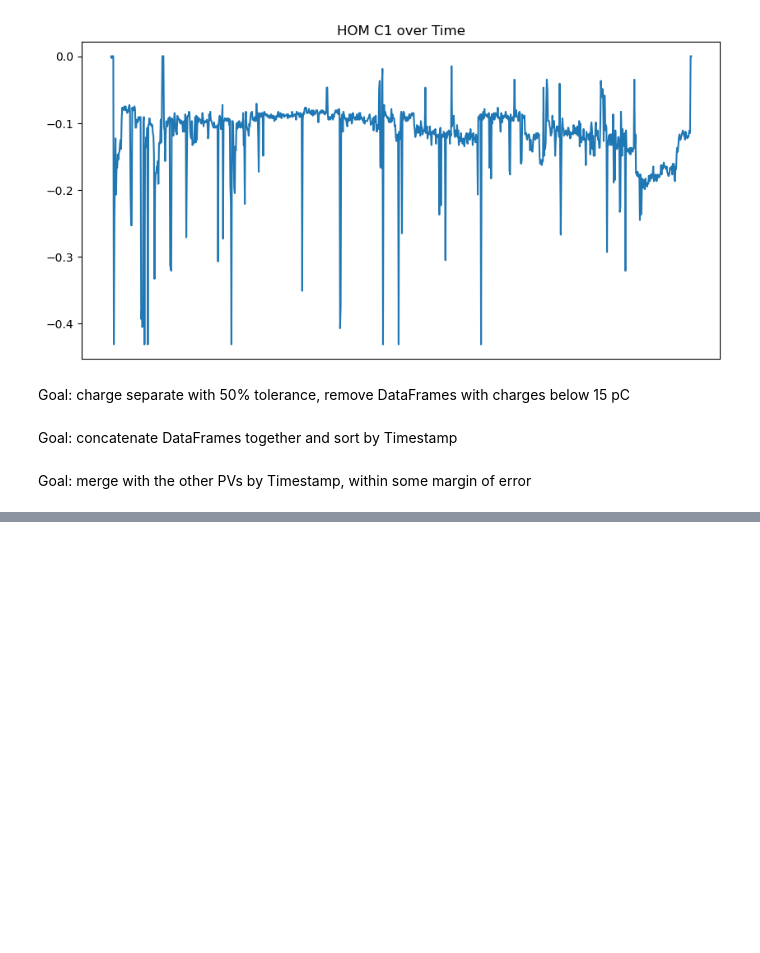
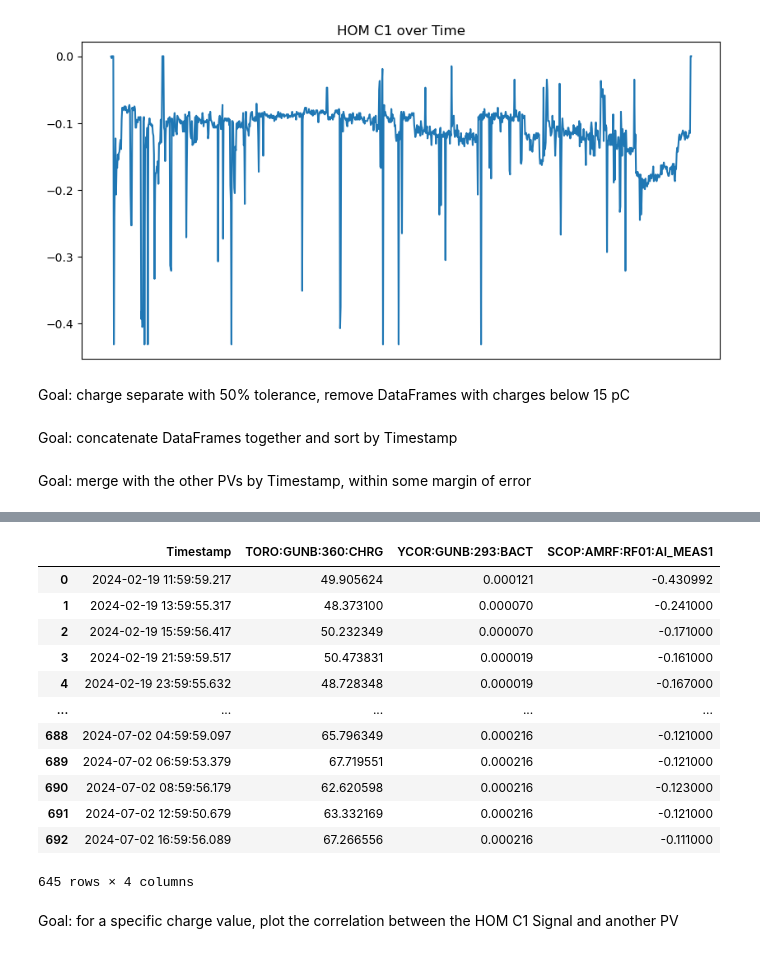
Before and after one commit to jpgtordilla/hombom24, a Jupyter notebook: archive-analysis/lcls-tools-plots/charge_separated_plots/develop_epics_archiver_filter.ipynb, the cells around one changed output, grey strips where cells are left out. Cells and saved outputs as stored; diff of their text form; code cells hidden in the pictures; blank space fills up the shorter version.

Commit message:
finished prototyped methods for correlation plotter and working on visualizations

```diff
--- a/archive-analysis/lcls-tools-plots/charge_separated_plots/develop_epics_archiver_filter.ipynb
+++ b/archive-analysis/lcls-tools-plots/charge_separated_plots/develop_epics_archiver_filter.ipynb
@@ -121,16 +86,40 @@ print(merged_df)
 # %%
-# TODO: fill in method
-def merge_with_margin_on_timestamp(df_1: pd.DataFrame, df_2: pd.DataFrame, time_margin_hours: float):
+def merge_with_margin_on_timestamp(df_1: pd.DataFrame, df_2: pd.DataFrame, time_margin_seconds: float):
     """Merges two DataFrames on similar timestamps, where timestamps differ by less than the time specified by the time_margin parameter.
 
     :param df_1: First DataFrame with a Timestamp column.
     :param df_2: Second DataFrame with a Timestamp column.
-    :param time_margin_hours: The time margin between two timestamps as given in hours, useful for defining the propagated error for a correlation.
+    :param time_margin_seconds: The time margin between two timestamps as given in seconds, useful for defining the propagated error for a correlation.
     """
 
     # Must convert the values in the Timestamp column to datetime objects
+    df_1["Timestamp"] = pd.to_datetime(df_1["Timestamp"])
+    df_2["Timestamp"] = pd.to_datetime(df_2["Timestamp"])
 
     # Use the pandas method merge_asof to merge the DataFrames within a tolerance value (pandas.pydata.org/docs/reference/api/pandas.merge_asof.html)
+    df_merged = pd.merge_asof(df_1, df_2, on="Timestamp", direction="nearest", tolerance=pd.Timedelta(f"{time_margin_seconds}s"))
 
-    # Convert values in the Timestamp column back to String objects and return
-    pass
+    # Convert values in the Timestamp column back to String objects, remove NaN rows, and return
+    timestamp_list = df_merged["Timestamp"].to_list()
+    df_merged["Timestamp"] = timestamp_list
+    return df_merged.dropna(how="any")
+
+df_charge_ycor = merge_with_margin_on_timestamp(df_sorted_full_charge_filtered, df_ycor, time_margin_seconds=10)
+df_correl = merge_with_margin_on_timestamp(df_charge_ycor, df_homc1, time_margin_seconds=10)
+df_correl
+# %% [output]
+|  | Timestamp | TORO:GUNB:360:CHRG | YCOR:GUNB:293:BACT | SCOP:AMRF:RF01:AI_MEAS1 |
+| 0 | 2024-02-19 11:59:59.217 | 49.905624 | 0.000121 | -0.430992 |
+| 1 | 2024-02-19 13:59:55.317 | 48.373100 | 0.000070 | -0.241000 |
+| 2 | 2024-02-19 15:59:56.417 | 50.232349 | 0.000070 | -0.171000 |
+| 3 | 2024-02-19 21:59:59.517 | 50.473831 | 0.000019 | -0.161000 |
+| 4 | 2024-02-19 23:59:55.632 | 48.728348 | 0.000019 | -0.167000 |
+| ... | ... | ... | ... | ... |
+| 688 | 2024-07-02 04:59:59.097 | 65.796349 | 0.000216 | -0.121000 |
+| 689 | 2024-07-02 06:59:53.379 | 67.719551 | 0.000216 | -0.121000 |
+| 690 | 2024-07-02 08:59:56.179 | 62.620598 | 0.000216 | -0.123000 |
+| 691 | 2024-07-02 12:59:50.679 | 63.332169 | 0.000216 | -0.121000 |
+| 692 | 2024-07-02 16:59:56.089 | 67.266556 | 0.000216 | -0.111000 |
+645 rows × 4 columns
+# %% [markdown]
+Goal: for a specific charge value, plot the correlation between the HOM C1 Signal and another PV
```
Also changed, not shown: parts of 3 cells of this notebook.
